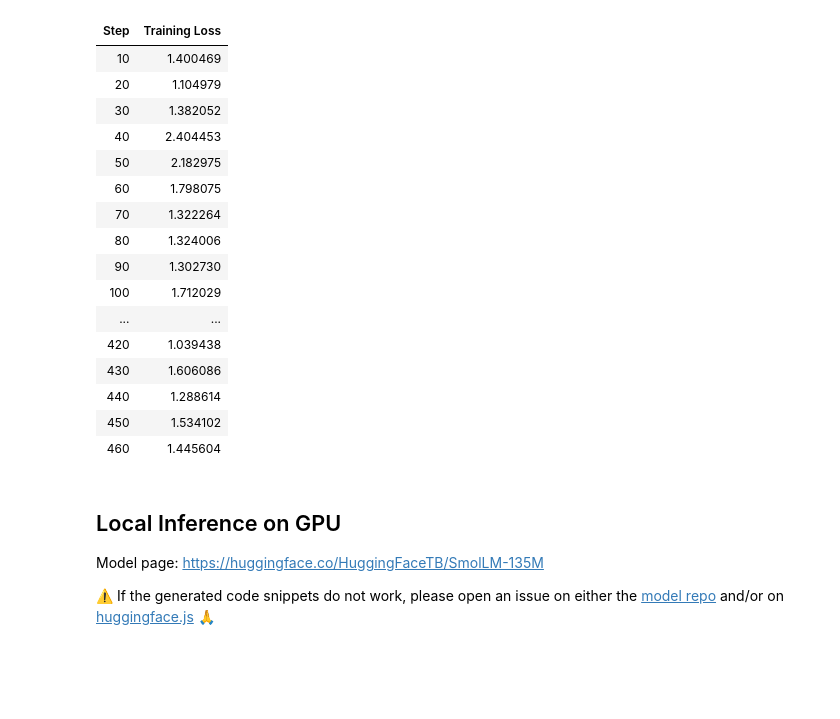
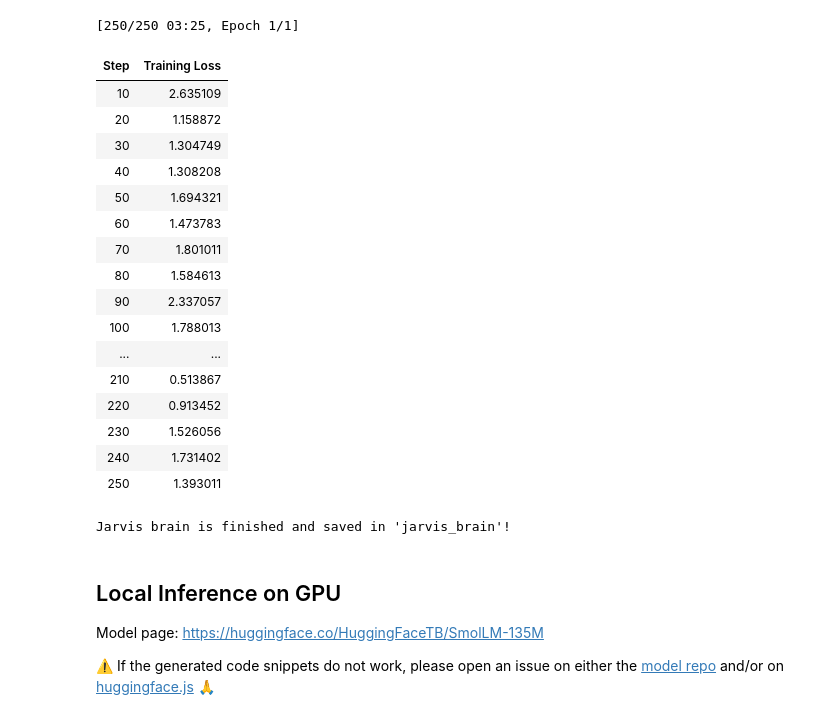
Before and after one commit to skshahid0786/0x44, a Jupyter notebook: SmolLM_135M.ipynb, the cells around one changed output. Cells and saved outputs as stored; diff of their text form; code cells hidden in the pictures; blank space fills up the shorter version.

```diff
--- a/SmolLM_135M.ipynb
+++ b/SmolLM_135M.ipynb
@@ -1,25 +1,24 @@
 # %% [markdown]
 <a href="https://colab.research.google.com/github/skshahid0786/0x44/blob/main/SmolLM_135M.ipynb" target="_parent"><img src="https://colab.research.google.com/assets/colab-badge.svg" alt="Open In Colab"/></a>
 # %%
-# 1. Install & Import
-!pip install -q -U trl transformers accelerate datasets
+
+# 1. Setup
+!pip install -q -U trl transformers accelerate datasets gradio
 from datasets import load_dataset
 from trl import SFTTrainer, SFTConfig
 
-# 2. Load the data and RENAME the columns to match what the AI expects
-dataset = load_dataset("nvidia/HelpSteer", split="train[:1000]")
-
-# This fixes the 'KeyError' by giving the AI 'prompt' and 'completion'
+# 2. Data
+dataset = load_dataset("nvidia/HelpSteer", split="train[:500]")
 dataset = dataset.rename_column("response", "completion")
 
-# 3. The Professional Trainer
+# 3. Train
 trainer = SFTTrainer(
     model="HuggingFaceTB/SmolLM2-135M",
     train_dataset=dataset,
     args=SFTConfig(
-        dataset_text_field="prompt",  # The user question
+        dataset_text_field="prompt",
         max_length=512,
-        output_dir="./jarvis-final",
+        output_dir="jarvis_brain", # Simple name
         per_device_train_batch_size=2,
         num_train_epochs=1,
         learning_rate=5e-5,
@@ -28,6 +27,6 @@ trainer = SFTTrainer(
 )
 
 trainer.train()
-trainer.save_model("./jarvis-final")
-print("Master Shahid, Jarvis is now truly smart and ready!")
+trainer.save_model("jarvis_brain")
+print("Jarvis brain is finished and saved in 'jarvis_brain'!")
 # %% [output]
@@ -35,20 +50,22 @@ print("Master Shahid, Jarvis is now truly smart and ready!")
+[250/250 03:25, Epoch 1/1]
 | Step | Training Loss |
-| 10 | 1.400469 |
-| 20 | 1.104979 |
-| 30 | 1.382052 |
-| 40 | 2.404453 |
-| 50 | 2.182975 |
-| 60 | 1.798075 |
-| 70 | 1.322264 |
-| 80 | 1.324006 |
-| 90 | 1.302730 |
-| 100 | 1.712029 |
+| 10 | 2.635109 |
+| 20 | 1.158872 |
+| 30 | 1.304749 |
+| 40 | 1.308208 |
+| 50 | 1.694321 |
+| 60 | 1.473783 |
+| 70 | 1.801011 |
+| 80 | 1.584613 |
+| 90 | 2.337057 |
+| 100 | 1.788013 |
 | ... | ... |
-| 420 | 1.039438 |
-| 430 | 1.606086 |
-| 440 | 1.288614 |
-| 450 | 1.534102 |
-| 460 | 1.445604 |
+| 210 | 0.513867 |
+| 220 | 0.913452 |
+| 230 | 1.526056 |
+| 240 | 1.731402 |
+| 250 | 1.393011 |
+Jarvis brain is finished and saved in 'jarvis_brain'!
 # %% [markdown]
 ## Local Inference on GPU
 Model page: https://huggingface.co/HuggingFaceTB/SmolLM-135M
```
Also changed, not shown: parts of 2 cells of this notebook.
